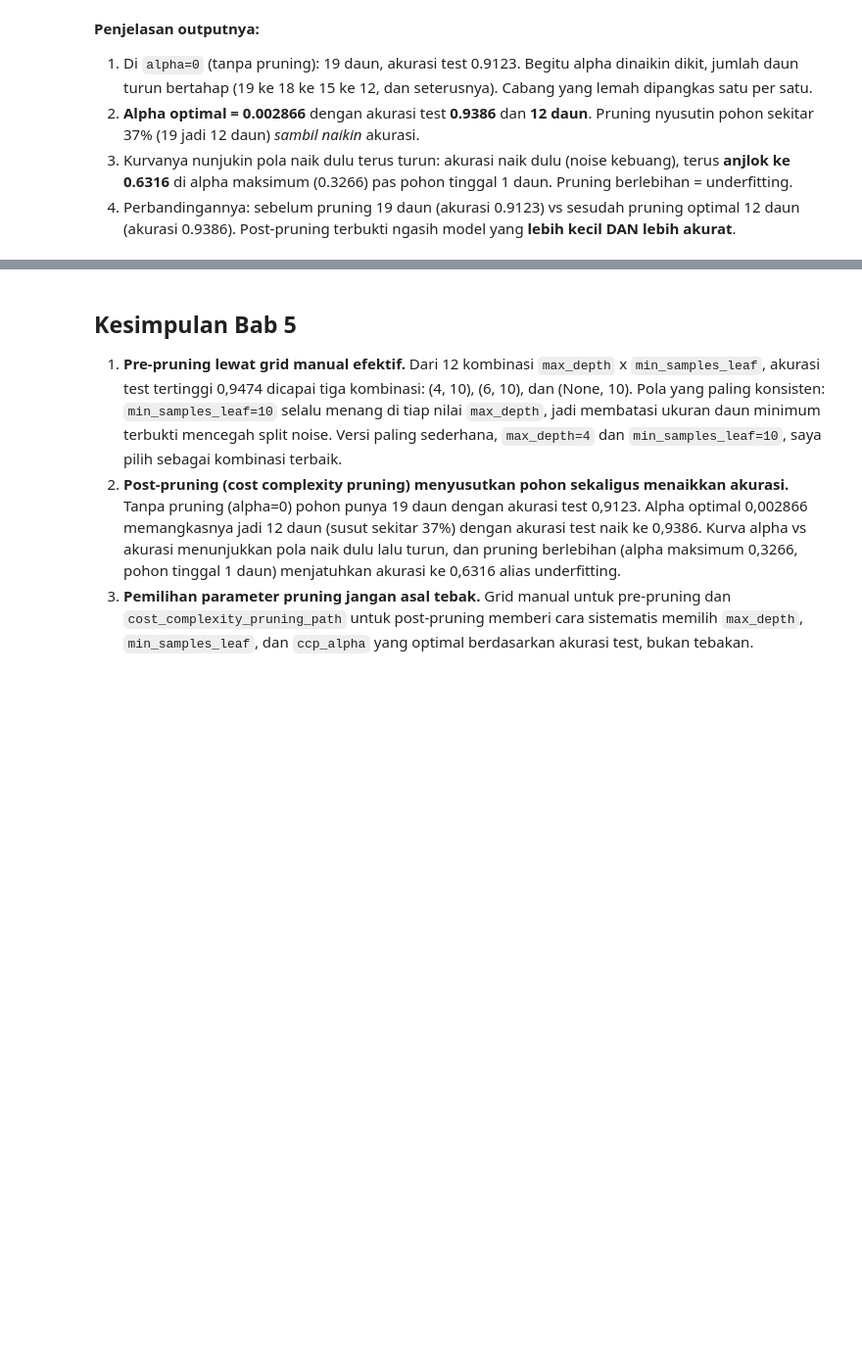
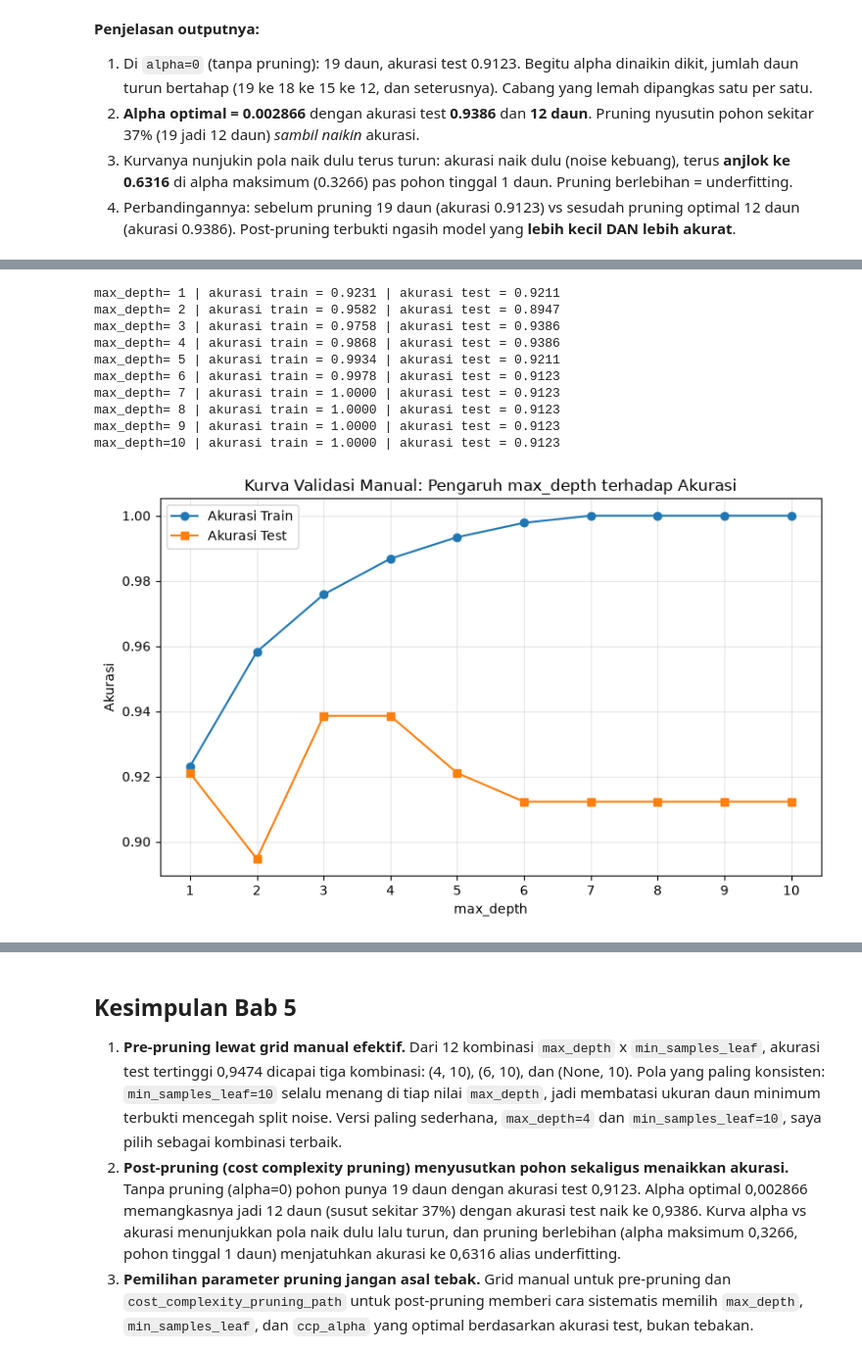
Before and after one commit to dandienter/praktikumML, a Jupyter notebook: bab-05-decision-tree-pruning/praktikum-bab-05.ipynb, the cells around one changed output, grey strips where cells are left out. Shown at 98% size. Cells and saved outputs as stored; diff of their text form; code cells hidden in the pictures; blank space fills up the shorter version.

```diff
--- a/bab-05-decision-tree-pruning/praktikum-bab-05.ipynb
+++ b/bab-05-decision-tree-pruning/praktikum-bab-05.ipynb
@@ -215,0 +224,50 @@ Sebelum pruning (alpha=0): 19 daun -> sesudah (alpha optimal): 12 daun
+# %%
+# Percobaan Mandiri 1: pengaruh max_depth 1-10 (kurva validasi manual)
+# Setup data dibuat ulang di cell ini supaya mandiri.
+import numpy as np
+import matplotlib.pyplot as plt
+from sklearn.datasets import load_breast_cancer
+from sklearn.model_selection import train_test_split
+from sklearn.tree import DecisionTreeClassifier
+from sklearn.metrics import accuracy_score
+
+data_bc = load_breast_cancer(as_frame=True)
+X_bc, y_bc = data_bc.data, data_bc.target
+X_train, X_test, y_train, y_test = train_test_split(
+    X_bc, y_bc, test_size=0.2, stratify=y_bc, random_state=42
+)
+
+depths = list(range(1, 11))
+ak_train, ak_test = [], []
+
+for d in depths:
+    m = DecisionTreeClassifier(max_depth=d, random_state=42)
+    m.fit(X_train, y_train)
+    ak_train.append(accuracy_score(y_train, m.predict(X_train)))
+    ak_test.append(accuracy_score(y_test, m.predict(X_test)))
+    print(f"max_depth={d:2d} | akurasi train = {ak_train[-1]:.4f} | "
+          f"akurasi test = {ak_test[-1]:.4f}")
+
+plt.figure(figsize=(8, 5))
+plt.plot(depths, ak_train, marker="o", label="Akurasi Train")
+plt.plot(depths, ak_test, marker="s", label="Akurasi Test")
+plt.xlabel("max_depth")
+plt.ylabel("Akurasi")
+plt.title("Kurva Validasi Manual: Pengaruh max_depth terhadap Akurasi")
+plt.xticks(depths)
+plt.legend()
+plt.grid(alpha=0.3)
+plt.tight_layout()
+plt.show()
+# %% [output]
+max_depth= 1 | akurasi train = 0.9231 | akurasi test = 0.9211
+max_depth= 2 | akurasi train = 0.9582 | akurasi test = 0.8947
+max_depth= 3 | akurasi train = 0.9758 | akurasi test = 0.9386
+max_depth= 4 | akurasi train = 0.9868 | akurasi test = 0.9386
+max_depth= 5 | akurasi train = 0.9934 | akurasi test = 0.9211
+max_depth= 6 | akurasi train = 0.9978 | akurasi test = 0.9123
+max_depth= 7 | akurasi train = 1.0000 | akurasi test = 0.9123
+max_depth= 8 | akurasi train = 1.0000 | akurasi test = 0.9123
+max_depth= 9 | akurasi train = 1.0000 | akurasi test = 0.9123
+max_depth=10 | akurasi train = 1.0000 | akurasi test = 0.9123
+[figure, added]
```
Also changed, not shown: parts of 9 cells of this notebook, 5 other files.
